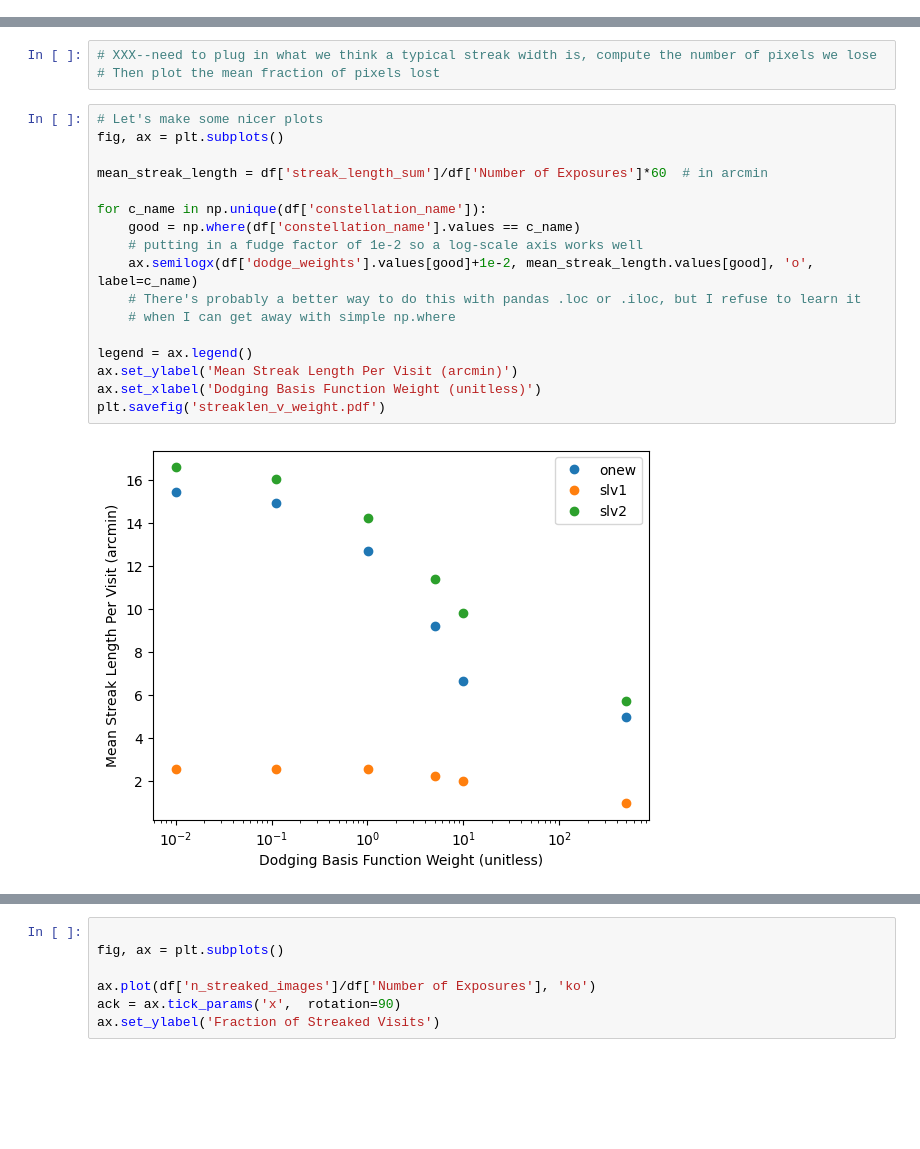
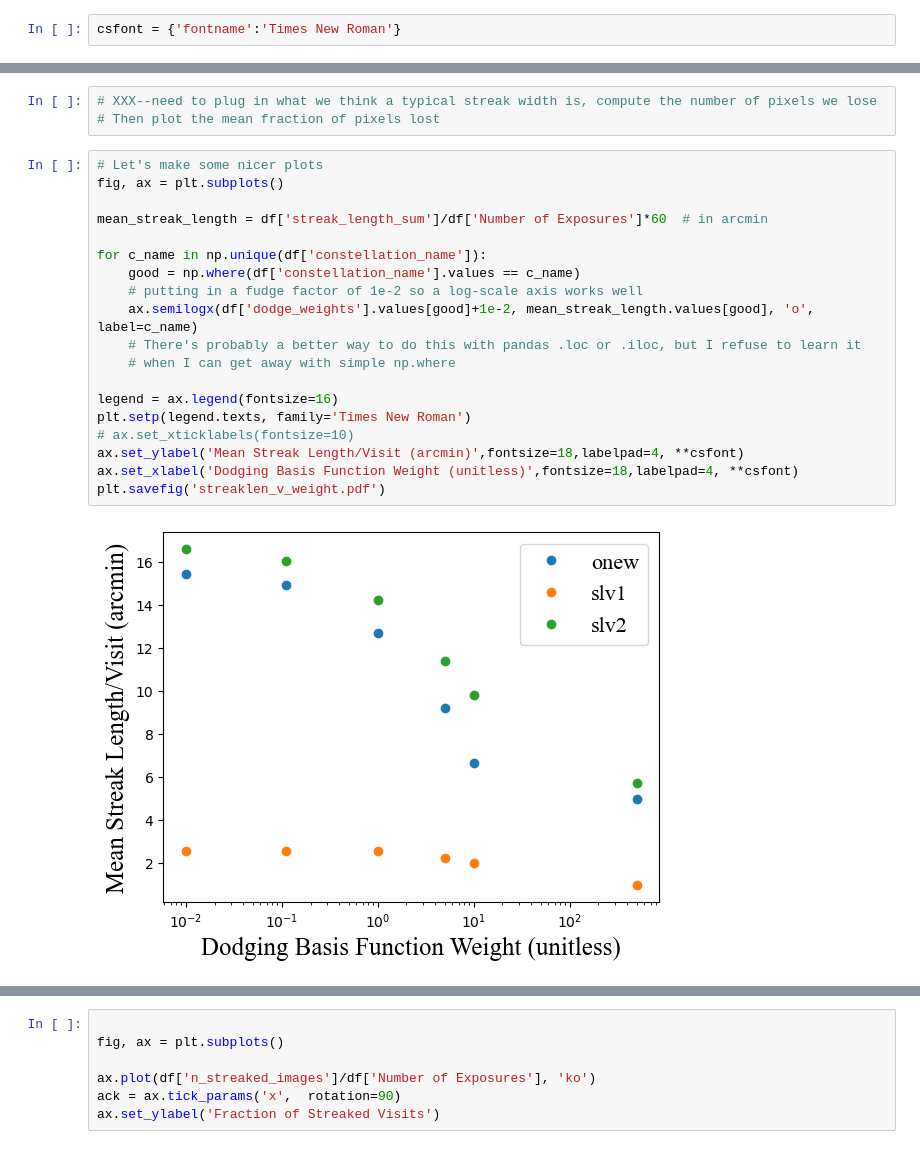
Before and after one commit to lsst-sims/satellite-dodging-ApJL, a Jupyter notebook: plots/compare_sim_runs.ipynb, the cells around one changed output, grey strips where cells are left out. Drawn from its saved outputs; the diff is of its cells as text; blank space fills up the shorter version.

```diff
--- a/plots/compare_sim_runs.ipynb
+++ b/plots/compare_sim_runs.ipynb
@@ -8,6 +8,8 @@ from matplotlib.ticker import FormatStrFormatter
 # %%
 # Load up the analysis of the different simulations
 df = pd.read_hdf('summary.h5')
+# %%
+csfont = {'fontname':'Times New Roman'}
 # %%
 # Ugh, I was dumb. Let's try to sort by satellite basis function weight
 
@@ -99,22 +101,24 @@ Text(0, 0.5, 'Mean Streak Length per Visit (arcmin)')
 # %%
 # Let's make some nicer plots
 fig, ax = plt.subplots()
 
 mean_streak_length = df['streak_length_sum']/df['Number of Exposures']*60  # in arcmin
 
 for c_name in np.unique(df['constellation_name']):
     good = np.where(df['constellation_name'].values == c_name)
     # putting in a fudge factor of 1e-2 so a log-scale axis works well
     ax.semilogx(df['dodge_weights'].values[good]+1e-2, mean_streak_length.values[good], 'o', label=c_name)
     # There's probably a better way to do this with pandas .loc or .iloc, but I refuse to learn it
     # when I can get away with simple np.where
 
-legend = ax.legend()
-ax.set_ylabel('Mean Streak Length Per Visit (arcmin)')
-ax.set_xlabel('Dodging Basis Function Weight (unitless)')
+legend = ax.legend(fontsize=16)
+plt.setp(legend.texts, family='Times New Roman')
+# ax.set_xticklabels(fontsize=10)
+ax.set_ylabel('Mean Streak Length/Visit (arcmin)',fontsize=18,labelpad=4, **csfont)
+ax.set_xlabel('Dodging Basis Function Weight (unitless)',fontsize=18,labelpad=4, **csfont)
 plt.savefig('streaklen_v_weight.pdf')
 # %% [output]
-[figure, old version]
+[figure, new version]
 # %%
 fig, ax = plt.subplots()
 
```
Also changed, not shown: parts of 3 cells of this notebook, 4 other files.
